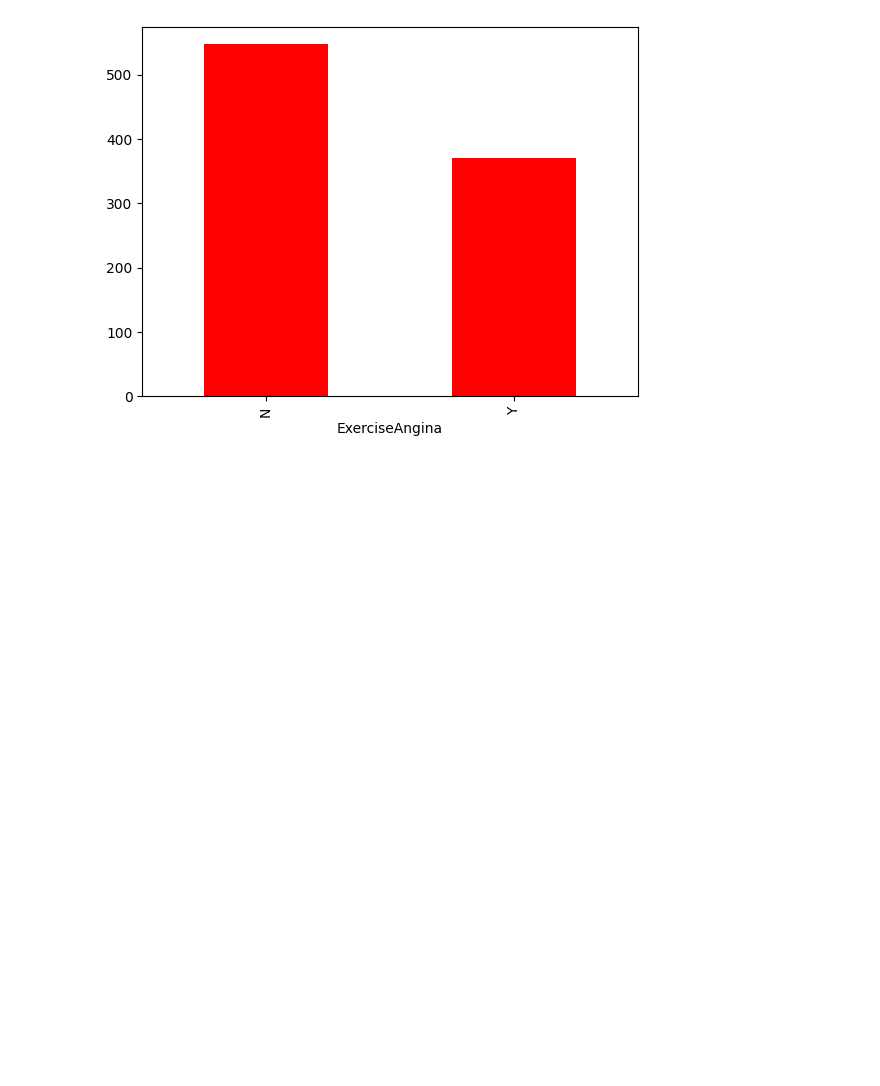
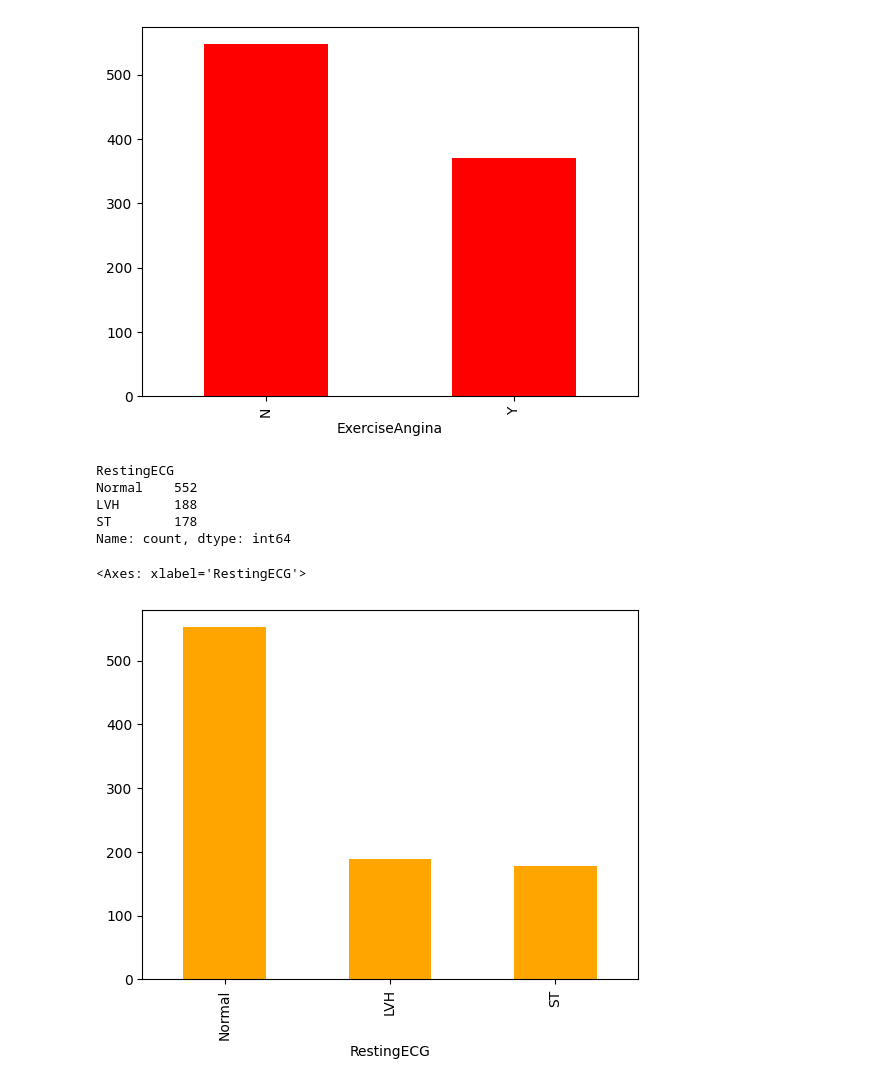
Before and after one commit to nur21horin/macine_learning, a Jupyter notebook: Heart_data/Heart.ipynb, the cells around one changed output. Saved outputs shown, nothing was run; the diff lists cells and outputs as text; code cells hidden in the pictures; blank space fills up the shorter version.

```diff
--- a/Heart_data/Heart.ipynb
+++ b/Heart_data/Heart.ipynb
@@ -188,3 +188,16 @@ df['ExerciseAngina'].value_counts().plot(kind='bar',color='red')
 # %% [output]
 <Axes: xlabel='ExerciseAngina'>
 [figure]
+# %%
+df['RestingECG'].value_counts()
+# %% [output]
+RestingECG
+Normal    552
+LVH       188
+ST        178
+Name: count, dtype: int64
+# %%
+df['RestingECG'].value_counts().plot(kind='bar',color='orange')
+# %% [output]
+<Axes: xlabel='RestingECG'>
+[figure, added]
```
